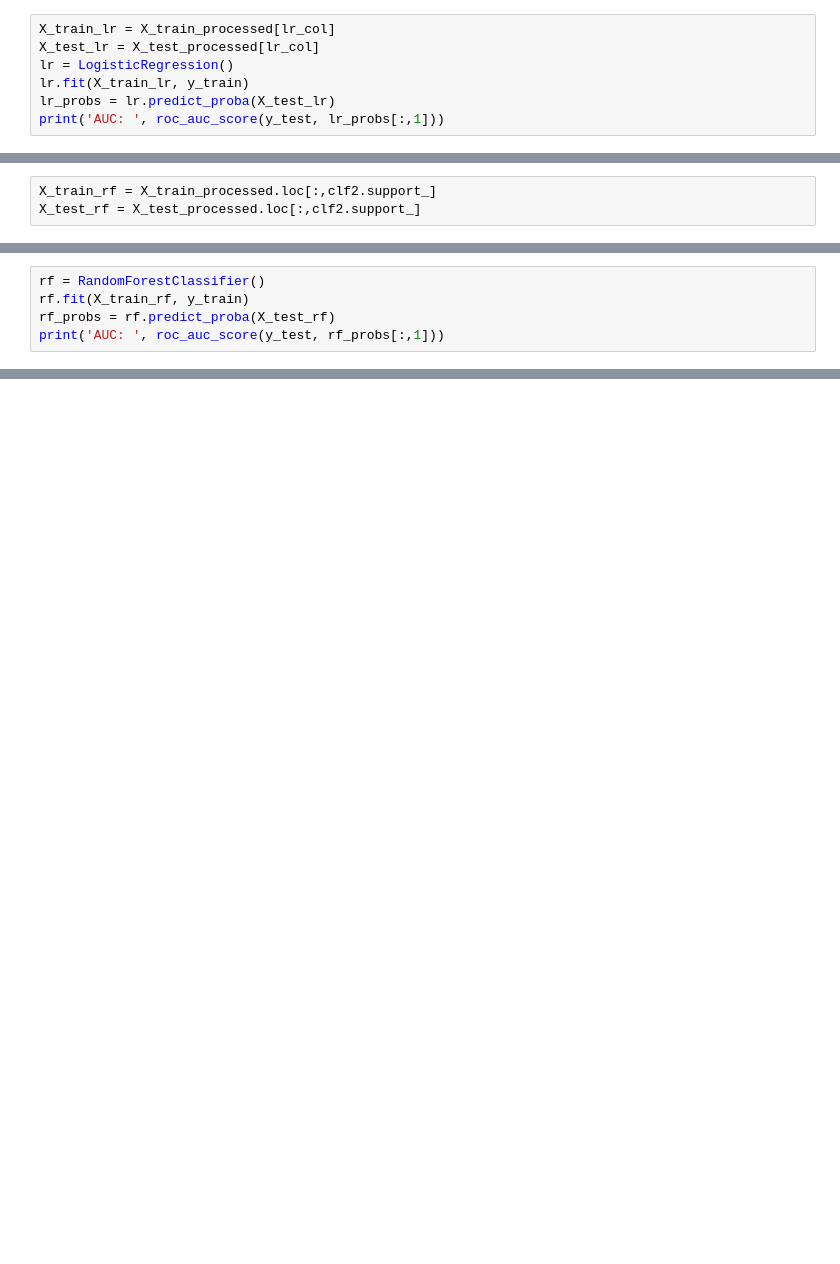
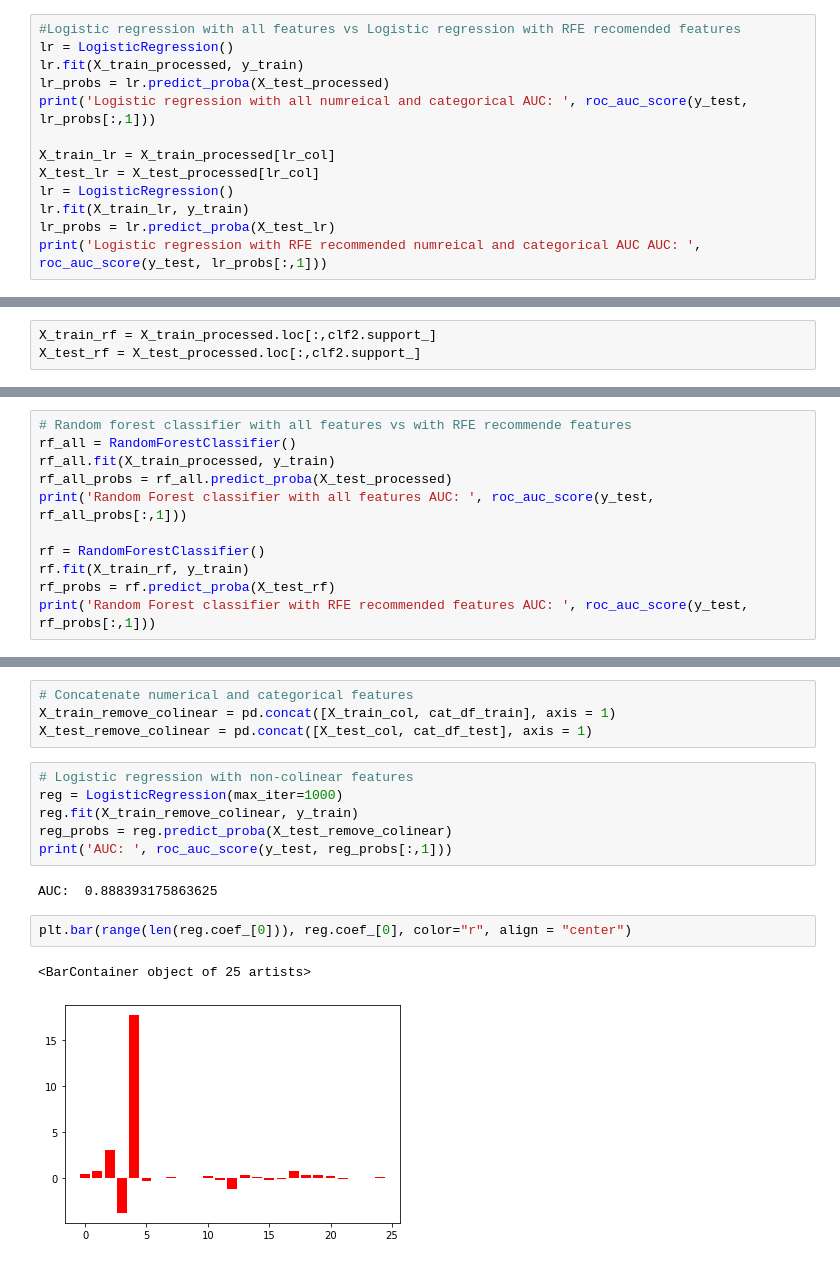
Before and after one commit to xli2257/Aicadium, a Jupyter notebook: aicadium_takehome.ipynb, the cells around one changed output, grey strips where cells are left out. Drawn from its saved outputs; the diff is of its cells as text; blank space fills up the shorter version.

```diff
--- a/aicadium_takehome.ipynb
+++ b/aicadium_takehome.ipynb
@@ -221,8 +238,14 @@ Index(['Informational', 'Informational_Duration', 'ProductRelated',
 # %%
+#Logistic regression with all features vs Logistic regression with RFE recomended features
+lr = LogisticRegression()
+lr.fit(X_train_processed, y_train)
+lr_probs = lr.predict_proba(X_test_processed)
+print('Logistic regression with all numreical and categorical AUC: ', roc_auc_score(y_test, lr_probs[:,1]))
+
 X_train_lr = X_train_processed[lr_col]
 X_test_lr = X_test_processed[lr_col]
 lr = LogisticRegression()
 lr.fit(X_train_lr, y_train)
 lr_probs = lr.predict_proba(X_test_lr)
-print('AUC: ', roc_auc_score(y_test, lr_probs[:,1]))
+print('Logistic regression with RFE recommended numreical and categorical AUC AUC: ', roc_auc_score(y_test, lr_probs[:,1]))
 # %% [output]
@@ -292,6 +301,12 @@ X_test_rf = X_test_processed.loc[:,clf2.support_]
 # %%
+# Random forest classifier with all features vs with RFE recommende features
+rf_all = RandomForestClassifier()
+rf_all.fit(X_train_processed, y_train)
+rf_all_probs = rf_all.predict_proba(X_test_processed)
+print('Random Forest classifier with all features AUC: ', roc_auc_score(y_test, rf_all_probs[:,1]))
+
 rf = RandomForestClassifier()
 rf.fit(X_train_rf, y_train)
 rf_probs = rf.predict_proba(X_test_rf)
-print('AUC: ', roc_auc_score(y_test, rf_probs[:,1]))
+print('Random Forest classifier with RFE recommended features AUC: ', roc_auc_score(y_test, rf_probs[:,1]))
 # %% [output]
@@ -363,0 +340,17 @@ plt.bar(range(len(importances[0:6])), importances[0:6], color="r", align = "cent
+# %%
+# Concatenate numerical and categorical features
+X_train_remove_colinear = pd.concat([X_train_col, cat_df_train], axis = 1)
+X_test_remove_colinear = pd.concat([X_test_col, cat_df_test], axis = 1)
+# %%
+# Logistic regression with non-colinear features
+reg = LogisticRegression(max_iter=1000)
+reg.fit(X_train_remove_colinear, y_train)
+reg_probs = reg.predict_proba(X_test_remove_colinear)
+print('AUC: ', roc_auc_score(y_test, reg_probs[:,1]))
+# %% [output]
+AUC:  0.888393175863625
+# %%
+plt.bar(range(len(reg.coef_[0])), reg.coef_[0], color="r", align = "center")
+# %% [output]
+<BarContainer object of 25 artists>
+[figure, added]
```
Also changed, not shown: parts of 72 cells of this notebook.
